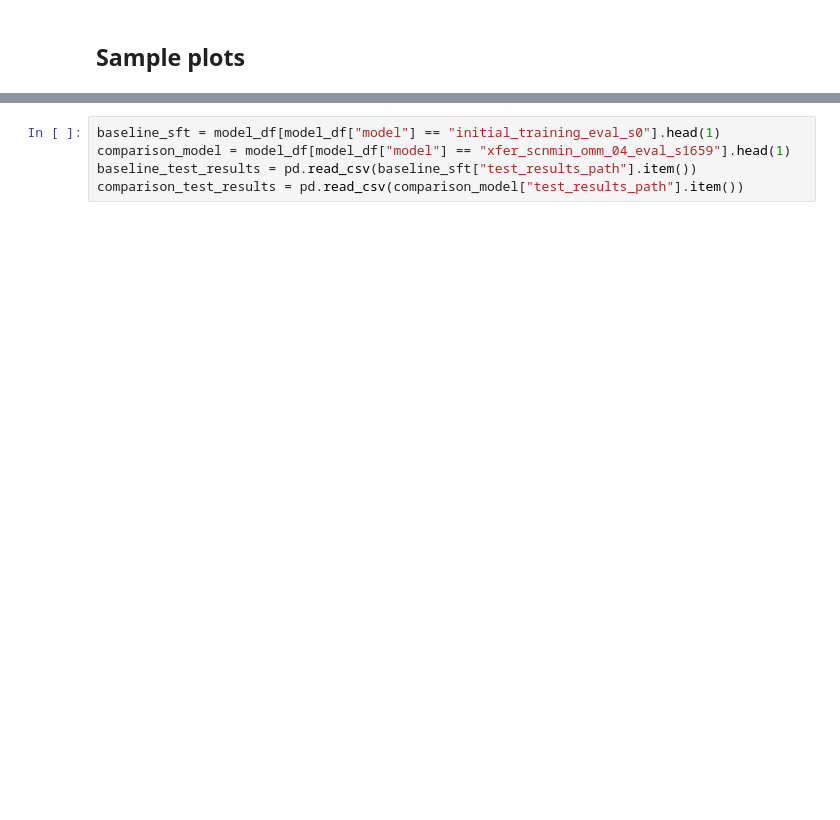
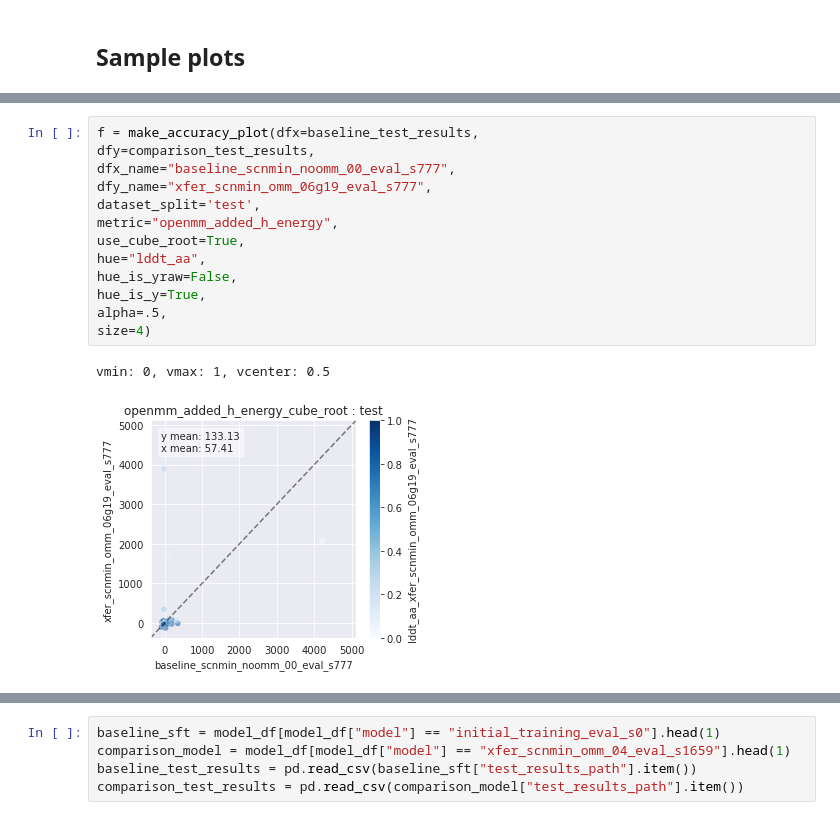
Before and after one commit to jonathanking/openfold, a Jupyter notebook: jk_research/evaluations/230420/230424_plots.ipynb, the cells around one changed output, grey strips where cells are left out. Saved outputs shown, nothing was run; the diff lists cells and outputs as text; blank space fills up the shorter version.

```diff
--- a/jk_research/evaluations/230420/230424_plots.ipynb
+++ b/jk_research/evaluations/230420/230424_plots.ipynb
@@ -194,0 +467,16 @@ def make_accuracy_plot(dfx,
+# %%
+f = make_accuracy_plot(dfx=baseline_test_results,
+dfy=comparison_test_results,
+dfx_name="baseline_scnmin_noomm_00_eval_s777",
+dfy_name="xfer_scnmin_omm_06g19_eval_s777",
+dataset_split='test',
+metric="openmm_added_h_energy",
+use_cube_root=True,
+hue="lddt_aa",
+hue_is_yraw=False,
+hue_is_y=True,
+alpha=.5,
+size=4)
+# %% [output]
+vmin: 0, vmax: 1, vcenter: 0.5
+[figure, added]
```
Also changed, not shown: parts of 33 cells of this notebook, 13 other files.
